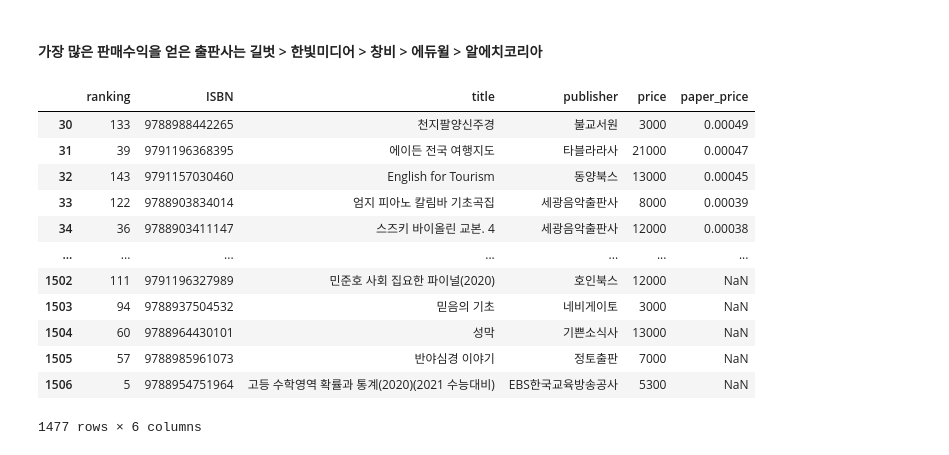
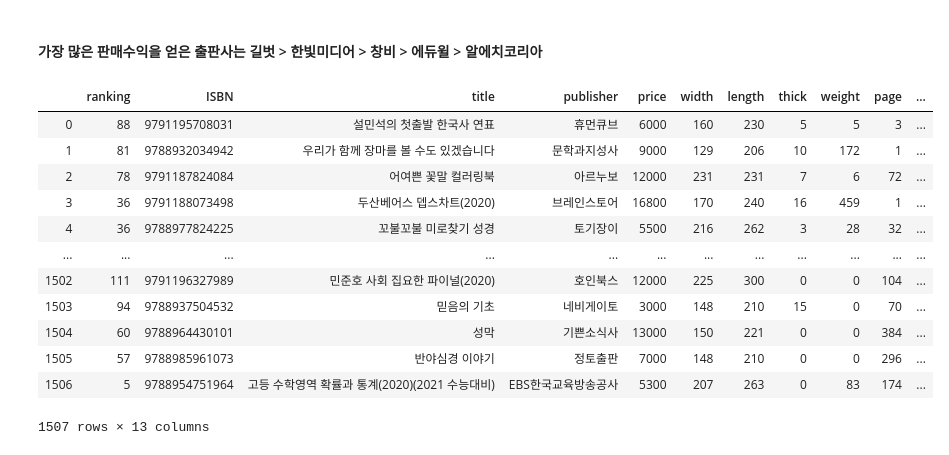
Before and after one commit to shinevol53/TIL, a Jupyter notebook: sql/SQL06_Kyobo_Data.ipynb, the cells around one changed output. Saved outputs shown, nothing was run; the diff lists cells and outputs as text; code cells hidden in the pictures.

```diff
--- a/sql/SQL06_Kyobo_Data.ipynb
+++ b/sql/SQL06_Kyobo_Data.ipynb
@@ -173,7 +173,7 @@ sns.barplot(x='publisher', y='leverage', data=df)
 #### 가장 많은 판매수익을 얻은 출판사는 길벗 > 한빛미디어 > 창비 > 에듀윌 > 알에치코리아
 # %%
 Query = """
-    Select ranking, ISBN, title, publisher, price, round(price/(length*thick*weight*page), 5) as paper_price
+    Select ranking, ISBN, title, publisher, price, width, length,thick, weight, page, round(price/(length*thick*weight*page), 5) as paper_price, avg_grade, review_cnt
     From book_concat
     Order by paper_price DESC
 
@@ -181,19 +181,19 @@ Query = """
 """
 # %%
 df = pd.read_sql(Query, db)
-df = df[30:]
+#df = df[30:]
 df
 # %% [output]
-|  | ranking | ISBN | title | publisher | price | paper_price |
-| 30 | 133 | 9788988442265 | 천지팔양신주경 | 불교서원 | 3000 | 0.00049 |
-| 31 | 39 | 9791196368395 | 에이든 전국 여행지도 | 타블라라사 | 21000 | 0.00047 |
-| 32 | 143 | 9791157030460 | English for Tourism | 동양북스 | 13000 | 0.00045 |
-| 33 | 122 | 9788903834014 | 엄지 피아노 칼림바 기초곡집 | 세광음악출판사 | 8000 | 0.00039 |
-| 34 | 36 | 9788903411147 | 스즈키 바이올린 교본. 4 | 세광음악출판사 | 12000 | 0.00038 |
-| ... | ... | ... | ... | ... | ... | ... |
-| 1502 | 111 | 9791196327989 | 민준호 사회 집요한 파이널(2020) | 호인북스 | 12000 | NaN |
-| 1503 | 94 | 9788937504532 | 믿음의 기초 | 네비게이토 | 3000 | NaN |
-| 1504 | 60 | 9788964430101 | 성막 | 기쁜소식사 | 13000 | NaN |
-| 1505 | 57 | 9788985961073 | 반야심경 이야기 | 정토출판 | 7000 | NaN |
-| 1506 | 5 | 9788954751964 | 고등 수학영역 확률과 통계(2020)(2021 수능대비) | EBS한국교육방송공사 | 5300 | NaN |
+|  | ranking | ISBN | title | publisher | price | width | length | thick | weight | page | ... |
+| 0 | 88 | 9791195708031 | 설민석의 첫출발 한국사 연표 | 휴먼큐브 | 6000 | 160 | 230 | 5 | 5 | 3 | ... |
+| 1 | 81 | 9788932034942 | 우리가 함께 장마를 볼 수도 있겠습니다 | 문학과지성사 | 9000 | 129 | 206 | 10 | 172 | 1 | ... |
+| 2 | 78 | 9791187824084 | 어여쁜 꽃말 컬러링북 | 아르누보 | 12000 | 231 | 231 | 7 | 6 | 72 | ... |
+| 3 | 36 | 9791188073498 | 두산베어스 뎁스차트(2020) | 브레인스토어 | 16800 | 170 | 240 | 16 | 459 | 1 | ... |
+| 4 | 36 | 9788977824225 | 꼬불꼬불 미로찾기 성경 | 토기장이 | 5500 | 216 | 262 | 3 | 28 | 32 | ... |
+| ... | ... | ... | ... | ... | ... | ... | ... | ... | ... | ... | ... |
+| 1502 | 111 | 9791196327989 | 민준호 사회 집요한 파이널(2020) | 호인북스 | 12000 | 225 | 300 | 0 | 0 | 104 | ... |
+| 1503 | 94 | 9788937504532 | 믿음의 기초 | 네비게이토 | 3000 | 148 | 210 | 15 | 0 | 70 | ... |
+| 1504 | 60 | 9788964430101 | 성막 | 기쁜소식사 | 13000 | 150 | 221 | 0 | 0 | 384 | ... |
+| 1505 | 57 | 9788985961073 | 반야심경 이야기 | 정토출판 | 7000 | 148 | 210 | 0 | 0 | 296 | ... |
+| 1506 | 5 | 9788954751964 | 고등 수학영역 확률과 통계(2020)(2021 수능대비) | EBS한국교육방송공사 | 5300 | 207 | 263 | 0 | 83 | 174 | ... |
-1477 rows × 6 columns
+1507 rows × 13 columns
```
Also changed, not shown: parts of 18 cells of this notebook.
